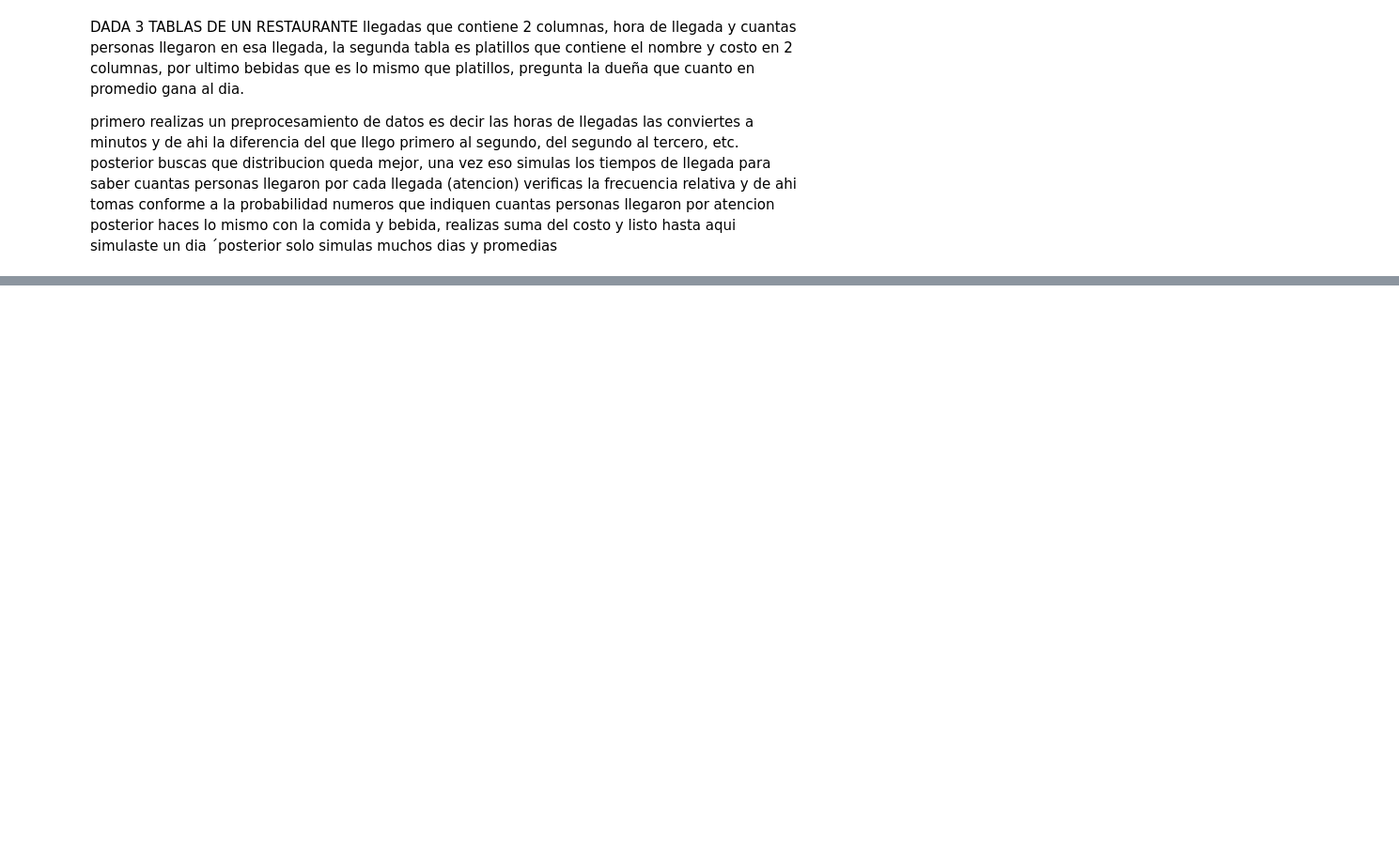
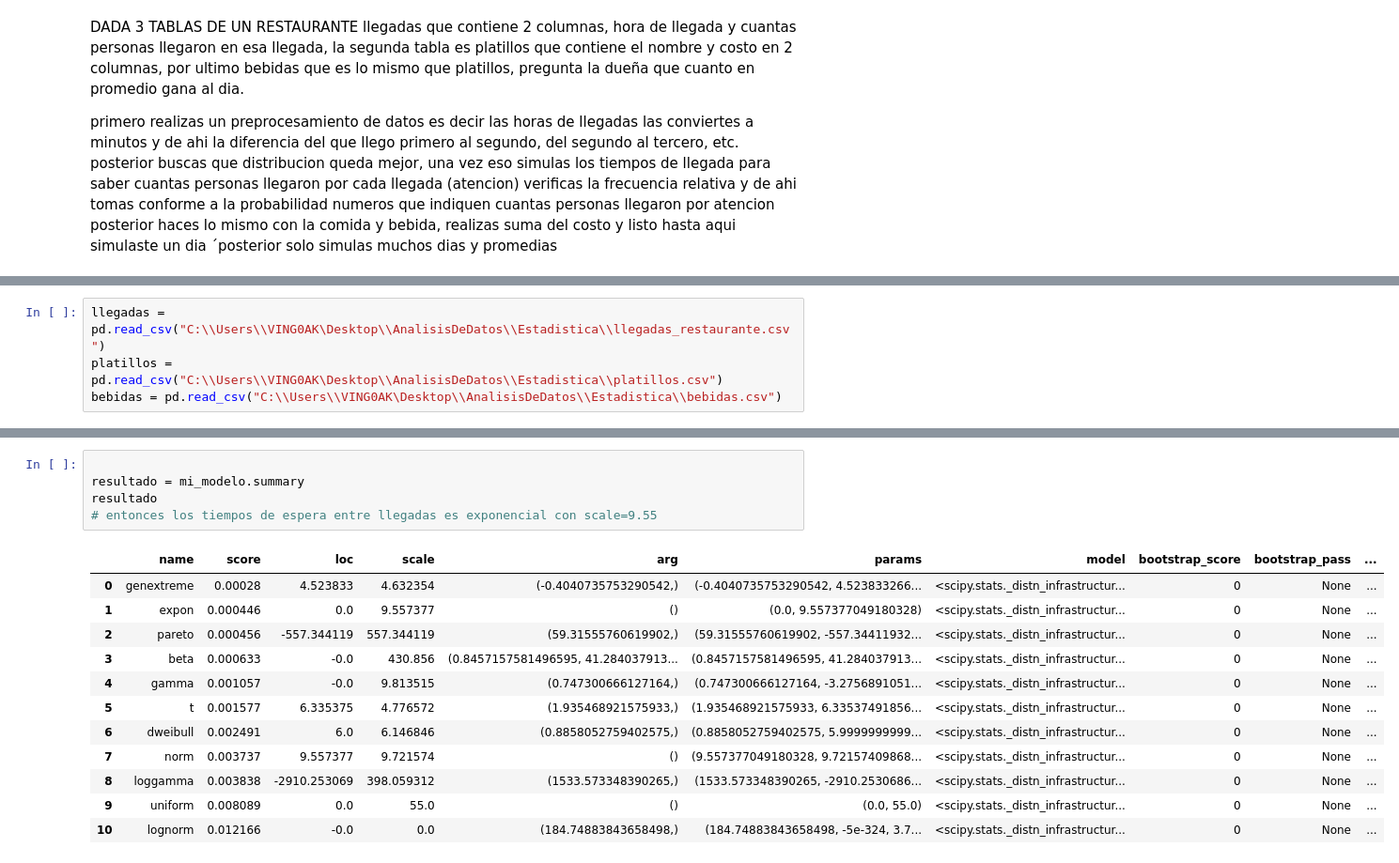
Before and after one commit to JuanGutierrez4/Estadistica, a Jupyter notebook: C05AjusteDeDistribuciones1.ipynb, the cells around one changed output, grey strips where cells are left out. Shown: that part at 94% size. Saved outputs shown, nothing was run; the diff lists cells and outputs as text; blank space fills up the shorter version.

```diff
--- a/C05AjusteDeDistribuciones1.ipynb
+++ b/C05AjusteDeDistribuciones1.ipynb
@@ -135,0 +66,4 @@ hasta aqui simulaste un dia
+# %%
+llegadas = pd.read_csv("C:\\Users\\VING0AK\Desktop\\AnalisisDeDatos\\Estadistica\\llegadas_restaurante.csv")
+platillos = pd.read_csv("C:\\Users\\VING0AK\Desktop\\AnalisisDeDatos\\Estadistica\\platillos.csv")
+bebidas = pd.read_csv("C:\\Users\\VING0AK\Desktop\\AnalisisDeDatos\\Estadistica\\bebidas.csv")
@@ -135,0 +153,18 @@ hasta aqui simulaste un dia
+# %%
+
+resultado = mi_modelo.summary
+resultado
+# entonces los tiempos de espera entre llegadas es exponencial con scale=9.55
+# %% [output]
+|  | name | score | loc | scale | arg | params | model | bootstrap_score | bootstrap_pass | ... |
+| 0 | genextreme | 0.00028 | 4.523833 | 4.632354 | (-0.4040735753290542,) | (-0.4040735753290542, 4.523833266... | <scipy.stats._distn_infrastructur... | 0 | None | ... |
+| 1 | expon | 0.000446 | 0.0 | 9.557377 | () | (0.0, 9.557377049180328) | <scipy.stats._distn_infrastructur... | 0 | None | ... |
+| 2 | pareto | 0.000456 | -557.344119 | 557.344119 | (59.31555760619902,) | (59.31555760619902, -557.34411932... | <scipy.stats._distn_infrastructur... | 0 | None | ... |
+| 3 | beta | 0.000633 | -0.0 | 430.856 | (0.8457157581496595, 41.284037913... | (0.8457157581496595, 41.284037913... | <scipy.stats._distn_infrastructur... | 0 | None | ... |
+| 4 | gamma | 0.001057 | -0.0 | 9.813515 | (0.747300666127164,) | (0.747300666127164, -3.2756891051... | <scipy.stats._distn_infrastructur... | 0 | None | ... |
+| 5 | t | 0.001577 | 6.335375 | 4.776572 | (1.935468921575933,) | (1.935468921575933, 6.33537491856... | <scipy.stats._distn_infrastructur... | 0 | None | ... |
+| 6 | dweibull | 0.002491 | 6.0 | 6.146846 | (0.8858052759402575,) | (0.8858052759402575, 5.9999999999... | <scipy.stats._distn_infrastructur... | 0 | None | ... |
+| 7 | norm | 0.003737 | 9.557377 | 9.721574 | () | (9.557377049180328, 9.72157409868... | <scipy.stats._distn_infrastructur... | 0 | None | ... |
+| 8 | loggamma | 0.003838 | -2910.253069 | 398.059312 | (1533.573348390265,) | (1533.573348390265, -2910.2530686... | <scipy.stats._distn_infrastructur... | 0 | None | ... |
+| 9 | uniform | 0.008089 | 0.0 | 55.0 | () | (0.0, 55.0) | <scipy.stats._distn_infrastructur... | 0 | None | ... |
+| 10 | lognorm | 0.012166 | -0.0 | 0.0 | (184.74883843658498,) | (184.74883843658498, -5e-324, 3.7... | <scipy.stats._distn_infrastructur... | 0 | None | ... |
```
Also changed, not shown: parts of 26 cells of this notebook.
